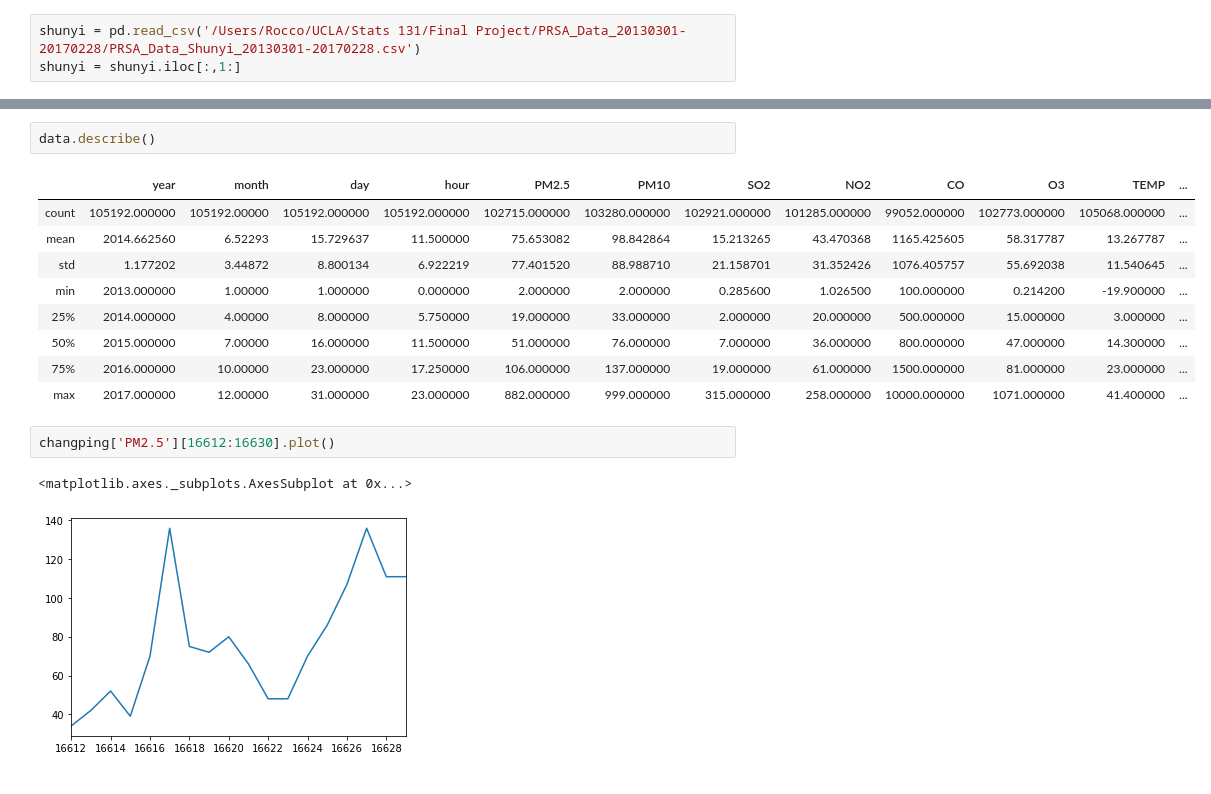
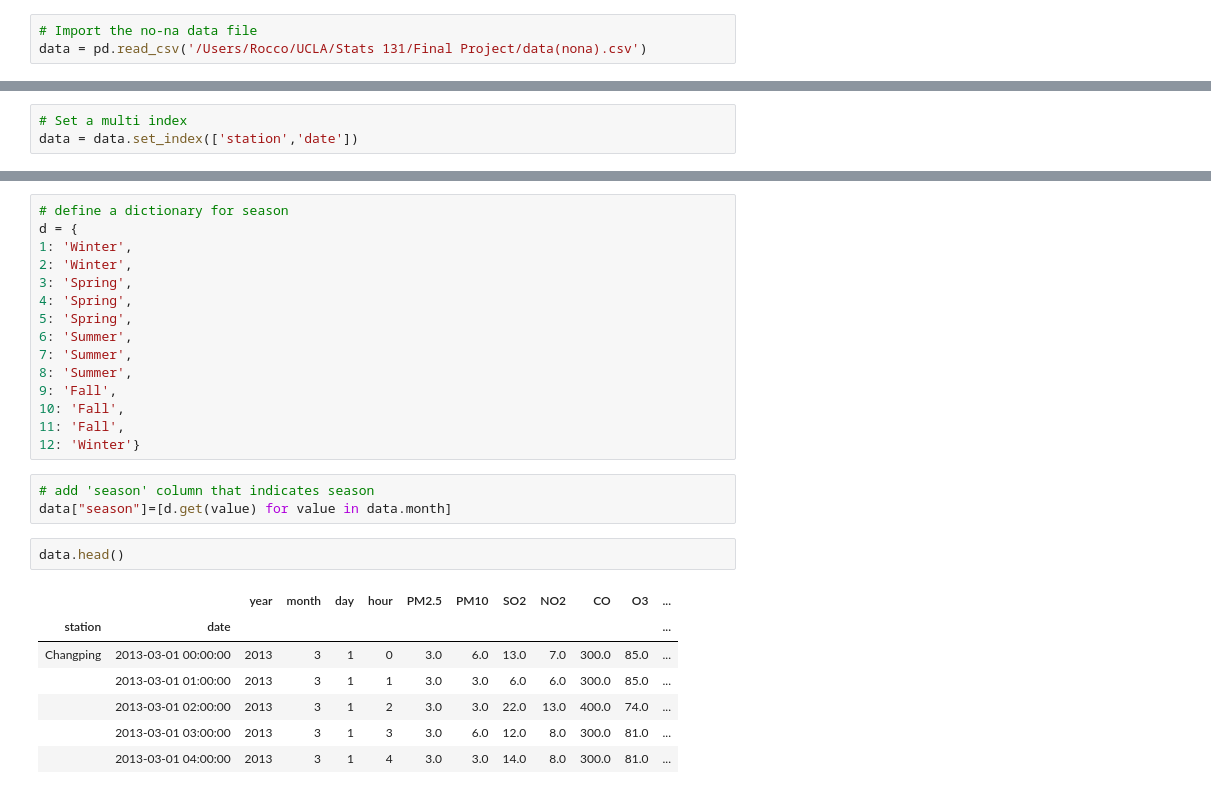
Before and after one commit to roccohsia/stats131group10, a Jupyter notebook: final project.ipynb, the cells around one changed output, grey strips where cells are left out. Cells and saved outputs as stored; diff of their text form.

Commit message:
imputation missing data and drawing some plots

```diff
--- a/final project.ipynb
+++ b/final project.ipynb
@@ -6,3 +121,3 @@ import seaborn as sns
 # %%
-shunyi = pd.read_csv('/Users/Rocco/UCLA/Stats 131/Final Project/PRSA_Data_20130301-20170228/PRSA_Data_Shunyi_20130301-20170228.csv')
-shunyi = shunyi.iloc[:,1:]
+# Import the no-na data file
+data = pd.read_csv('/Users/Rocco/UCLA/Stats 131/Final Project/data(nona).csv')
@@ -103,0 +124,3 @@ data = pd.concat([changping, dongsi, huairou], axis = 0)
+# %%
+# Set a multi index
+data = data.set_index(['station','date'])
@@ -124,17 +210,28 @@ memory usage: 14.4+ MB
+# %%
+# define a dictionary for season
+d = {
+1: 'Winter',
+2: 'Winter',
+3: 'Spring',
+4: 'Spring',
+5: 'Spring',
+6: 'Summer',
+7: 'Summer',
+8: 'Summer',
+9: 'Fall',
+10: 'Fall',
+11: 'Fall',
+12: 'Winter'}
+# %%
+# add 'season' column that indicates season
+data["season"]=[d.get(value) for value in data.month]
 # %%
-data.describe()
+data.head()
 # %% [output]
-|  | year | month | day | hour | PM2.5 | PM10 | SO2 | NO2 | CO | O3 | TEMP | ... |
-| count | 105192.000000 | 105192.00000 | 105192.000000 | 105192.000000 | 102715.000000 | 103280.000000 | 102921.000000 | 101285.000000 | 99052.000000 | 102773.000000 | 105068.000000 | ... |
-| mean | 2014.662560 | 6.52293 | 15.729637 | 11.500000 | 75.653082 | 98.842864 | 15.213265 | 43.470368 | 1165.425605 | 58.317787 | 13.267787 | ... |
-| std | 1.177202 | 3.44872 | 8.800134 | 6.922219 | 77.401520 | 88.988710 | 21.158701 | 31.352426 | 1076.405757 | 55.692038 | 11.540645 | ... |
-| min | 2013.000000 | 1.00000 | 1.000000 | 0.000000 | 2.000000 | 2.000000 | 0.285600 | 1.026500 | 100.000000 | 0.214200 | -19.900000 | ... |
-| 25% | 2014.000000 | 4.00000 | 8.000000 | 5.750000 | 19.000000 | 33.000000 | 2.000000 | 20.000000 | 500.000000 | 15.000000 | 3.000000 | ... |
-| 50% | 2015.000000 | 7.00000 | 16.000000 | 11.500000 | 51.000000 | 76.000000 | 7.000000 | 36.000000 | 800.000000 | 47.000000 | 14.300000 | ... |
-| 75% | 2016.000000 | 10.00000 | 23.000000 | 17.250000 | 106.000000 | 137.000000 | 19.000000 | 61.000000 | 1500.000000 | 81.000000 | 23.000000 | ... |
-| max | 2017.000000 | 12.00000 | 31.000000 | 23.000000 | 882.000000 | 999.000000 | 315.000000 | 258.000000 | 10000.000000 | 1071.000000 | 41.400000 | ... |
+|  |  | year | month | day | hour | PM2.5 | PM10 | SO2 | NO2 | CO | O3 | ... |
+| station | date |  |  |  |  |  |  |  |  |  |  | ... |
+| Changping | 2013-03-01 00:00:00 | 2013 | 3 | 1 | 0 | 3.0 | 6.0 | 13.0 | 7.0 | 300.0 | 85.0 | ... |
+|  | 2013-03-01 01:00:00 | 2013 | 3 | 1 | 1 | 3.0 | 3.0 | 6.0 | 6.0 | 300.0 | 85.0 | ... |
+|  | 2013-03-01 02:00:00 | 2013 | 3 | 1 | 2 | 3.0 | 3.0 | 22.0 | 13.0 | 400.0 | 74.0 | ... |
+|  | 2013-03-01 03:00:00 | 2013 | 3 | 1 | 3 | 3.0 | 6.0 | 12.0 | 8.0 | 300.0 | 81.0 | ... |
+|  | 2013-03-01 04:00:00 | 2013 | 3 | 1 | 4 | 3.0 | 3.0 | 14.0 | 8.0 | 300.0 | 81.0 | ... |
-# %%
-changping['PM2.5'][16612:16630].plot()
-# %% [output]
-<matplotlib.axes._subplots.AxesSubplot at 0x...>
-[figure, removed]
```
Also changed, not shown: parts of 40 cells of this notebook.
